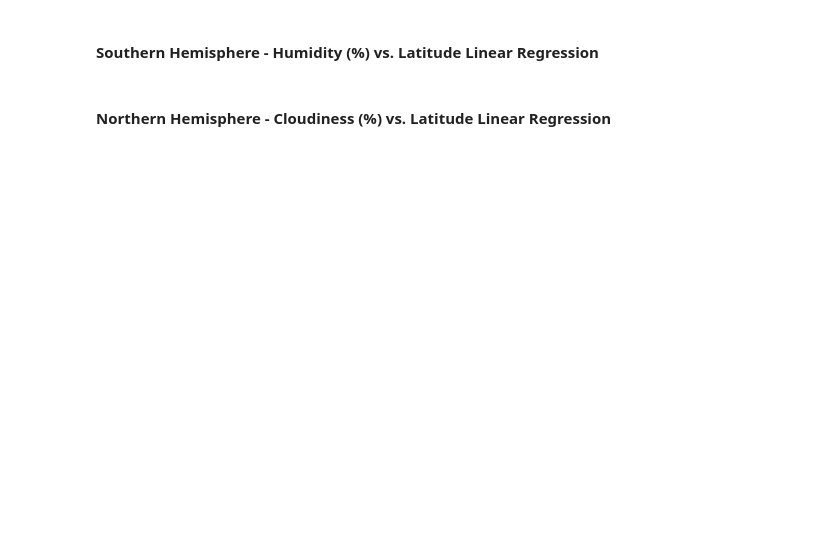
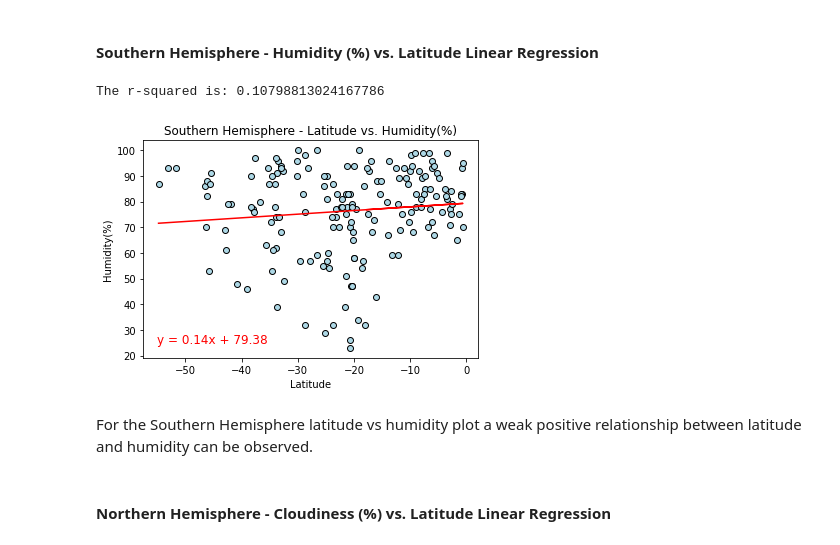
Before and after one commit to AlineHornoff/Python_API_challenge, a Jupyter notebook: WeatherPy/WeatherPy.ipynb, the cells around one changed output. Drawn from its saved outputs; the diff is of its cells as text; code cells hidden in the pictures; blank space fills up the shorter version.

```diff
--- a/WeatherPy/WeatherPy.ipynb
+++ b/WeatherPy/WeatherPy.ipynb
@@ -289,4 +353,16 @@ There are 176 cities in the southern hemisphere out of a total of 545.
 # %% [markdown]
 ####  Southern Hemisphere - Humidity (%) vs. Latitude Linear Regression
+# %%
+# Define variables for linear regression of southern hemisphere and create linear regression plot function plot_lr
+x_label = "Latitude"
+y_label = "Humidity(%)"
+label_pos = (-55,25)
+plt.title("Southern Hemisphere - Latitude vs. Humidity(%)")
+plot_lr(SouthernHemisphere[x_label], SouthernHemisphere[y_label], x_label, y_label, label_pos, 8)
+# %% [output]
+The r-squared is: 0.10798813024167786
+[figure, added]
+# %% [markdown]
+For the Southern Hemisphere latitude vs humidity plot a weak positive relationship between latitude and humidity can be observed.
 # %% [markdown]
 ####  Northern Hemisphere - Cloudiness (%) vs. Latitude Linear Regression
```
Also changed, not shown: parts of 31 cells of this notebook, 13 other files.
